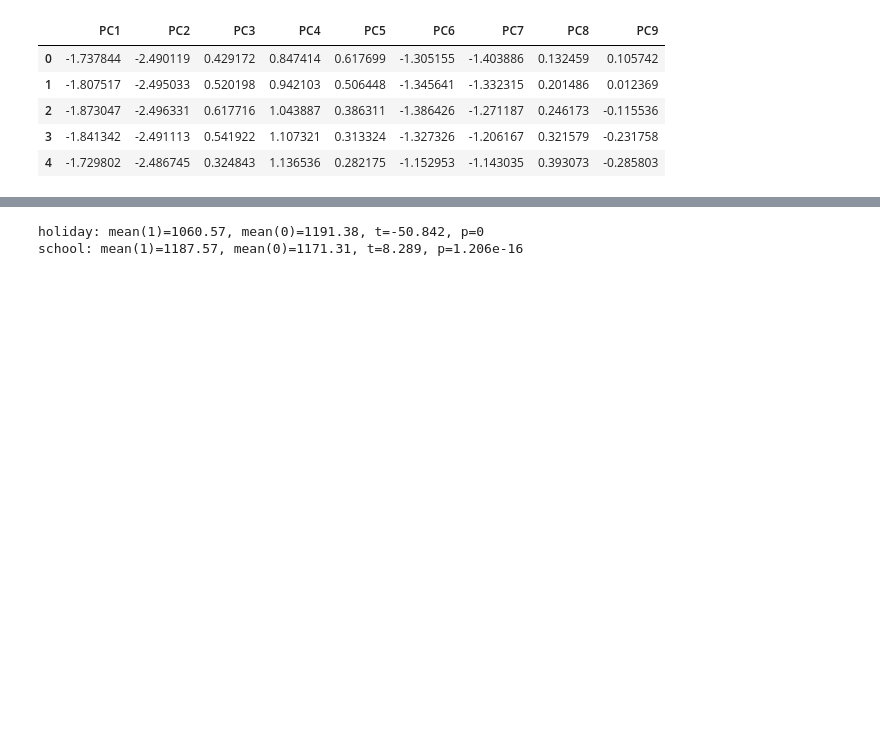
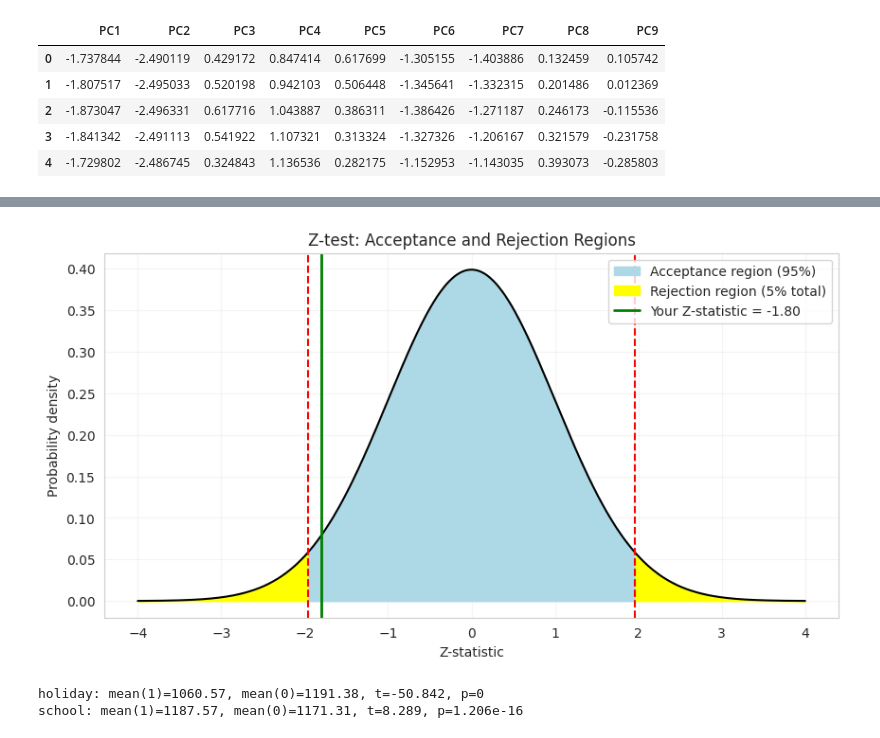
Before and after one commit to Handdyy11/Electricity_load_forecasting, a Jupyter notebook: Electricity_forcasting.ipynb, the cells around one changed output, grey strips where cells are left out. Drawn from its saved outputs; the diff is of its cells as text; code cells hidden in the pictures; blank space fills up the shorter version.

Commit message:
Updated Z-Test

```diff
--- a/Electricity_forcasting.ipynb
+++ b/Electricity_forcasting.ipynb
@@ -264,14 +264,3 @@ Selected principal components: 9
 | 2 | -1.873047 | -2.496331 | 0.617716 | 1.043887 | 0.386311 | -1.386426 | -1.271187 | 0.246173 | -0.115536 |
 | 3 | -1.841342 | -2.491113 | 0.541922 | 1.107321 | 0.313324 | -1.327326 | -1.206167 | 0.321579 | -0.231758 |
 | 4 | -1.729802 | -2.486745 | 0.324843 | 1.136536 | 0.282175 | -1.152953 | -1.143035 | 0.393073 | -0.285803 |
-# %%
-# shift(1) before rolling means the current hour is never used (no data leakage)
-for h in (1, 24, 168):                                             # 1 hour, 1 day, 1 week ago
-    df[f"lag_{h}"] = df[TARGET].shift(h)
-for w in (24, 168):                                                # mean of previous day / week
-    df[f"roll_mean_{w}"] = df[TARGET].shift(1).rolling(w).mean()
-df = df.dropna().reset_index(drop=True)                            # first 168 rows have no lag_168
-# %%
-# Split by time, never shuffle a time series
-df["set"] = np.where(df["datetime"] < "2020-01-01", "train", "test")
-print(df["set"].value_counts())
@@ -300,3 +305,52 @@ Normality test p-value: 1.9550069334368987e-86
+# %%
+import numpy as np
+import matplotlib.pyplot as plt
+from scipy.stats import norm
+
+# Significance level
+alpha = 0.05
+
+# Critical values for a two-tailed Z-test
+critical_z = norm.ppf(1 - alpha / 2)
+
+# Values for the normal distribution curve
+x = np.linspace(-4, 4, 1000)
+y = norm.pdf(x)
+
+# Plot the normal curve
+plt.figure(figsize=(10, 5))
+plt.plot(x, y, color="black")
+
+# Shade the acceptance region
+x_accept = x[(x >= -critical_z) & (x <= critical_z)]
+plt.fill_between(x_accept, norm.pdf(x_accept), color="lightblue",
+                 label="Acceptance region (95%)")
+
+# Shade the rejection regions
+x_left = x[x < -critical_z]
+x_right = x[x > critical_z]
+
+plt.fill_between(x_left, norm.pdf(x_left), color="yellow",
+                 label="Rejection region (5% total)")
+plt.fill_between(x_right, norm.pdf(x_right), color="yellow")
+
+# Mark critical values
+plt.axvline(-critical_z, color="red", linestyle="--")
+plt.axvline(critical_z, color="red", linestyle="--")
+
+# Mark the calculated Z-statistic
+plt.axvline(z_stat, color="green", linewidth=2,
+            label=f"Your Z-statistic = {z_stat:.2f}")
+
+# Labels and formatting
+plt.title("Z-test: Acceptance and Rejection Regions")
+plt.xlabel("Z-statistic")
+plt.ylabel("Probability density")
+plt.legend()
+plt.grid(alpha=0.2)
+plt.show()
+# %% [output]
+[figure, added]
 # %%
 # Welch t-test (does not assume equal variances). H0: mean demand is the same in both groups
 p_vals = {}                                                        # collects p-values for the summary table
```
Also changed, not shown: parts of 7 cells of this notebook.
